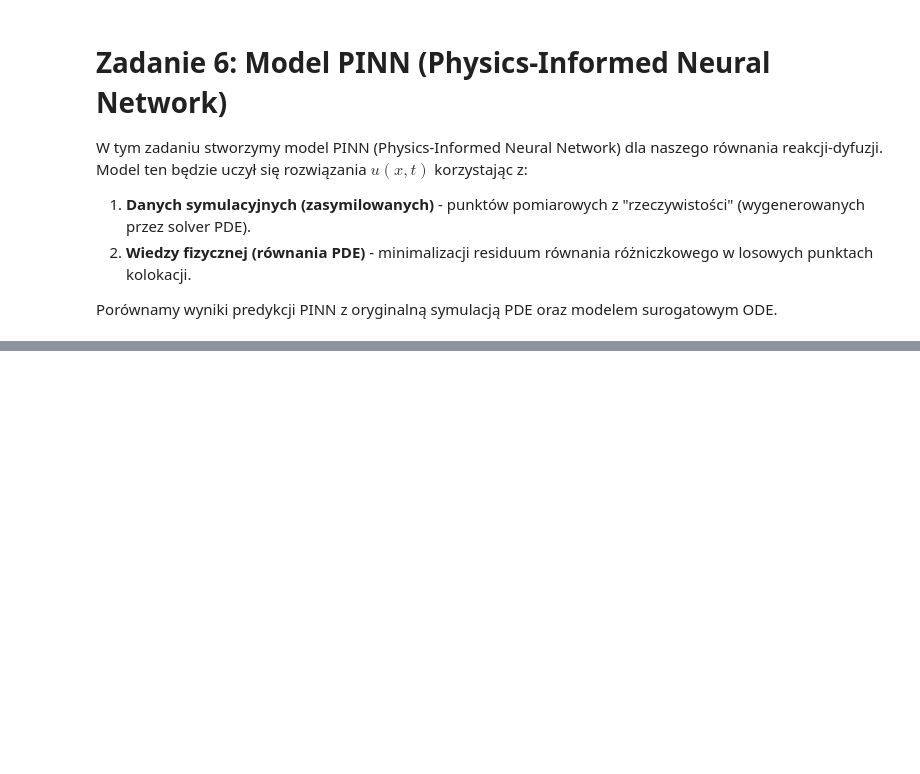
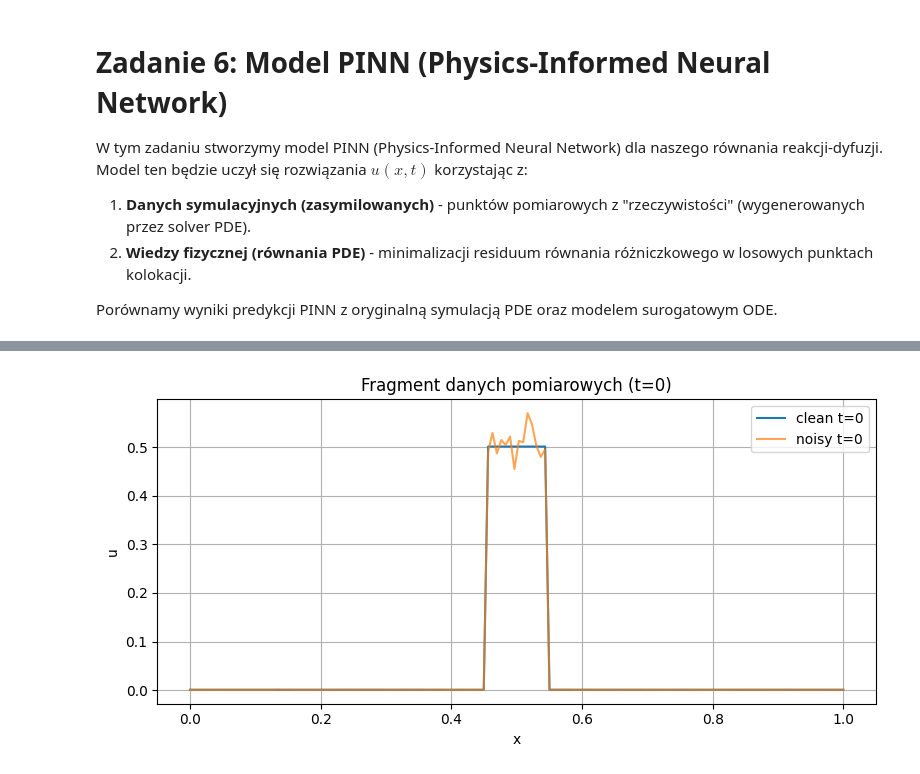
Before and after one commit to nadirean/Innovation-Diffusion-Modeling, a Jupyter notebook: zad6/zad6.ipynb, the cells around one changed output, grey strips where cells are left out. Saved outputs shown, nothing was run; the diff lists cells and outputs as text; code cells hidden in the pictures; blank space fills up the shorter version.

Commit message:
Refactor zad 6 and 7 to use noise

```diff
--- a/zad6/zad6.ipynb
+++ b/zad6/zad6.ipynb
@@ -10,6 +10,7 @@ Porównamy wyniki predykcji PINN z oryginalną symulacją PDE oraz modelem surog
 # %%
 import sys
 import os
+from pathlib import Path
 import torch
 import torch.nn as nn
 import numpy as np
@@ -26,13 +27,24 @@ np.random.seed(42)
 device = torch.device('cuda' if torch.cuda.is_available() else 'cpu')
 print(f"Using device: {device}")
 
-# Parametry fizyczne (takie same jak w poprzednich zadaniach)
+# Katalog na wyniki
+OUTDIR = Path("results")
+OUTDIR.mkdir(exist_ok=True)
+
+# Parametry fizyczne (bardziej stromy/niestabilny przypadek)
 PARAMS = {
-    'D': 0.1,
-    'p': 0.01,
-    'q': 1.0
+    'D': 0.02,
+    'p': 0.05,
+    'q': 4.0
 }
 T_END = 5.0
-NX = 100
-DT = 1e-3
+NX = 150
+DT = 5e-4
+
+# Konfiguracja szumu i treningu
+NOISE_LEVEL = 0.05  # amplituda szumu względem |u|
+NOISE_KIND = "gaussian_mixture"  # gaussian, laplace, gaussian_mixture
+N_DATA = 1200
+N_COLLOCATION = 12000
+LAMBDA_PHY = 2.0
 # %% [output]
@@ -137,3 +180,19 @@ Dane treningowe: torch.Size([2000, 2]), Punkty kolokacji: torch.Size([10000, 2])
+# %%
+# Podgląd szumu: czyste vs zaszumione t=0
+if x_true is not None:
+    plt.figure(figsize=(8, 4))
+    plt.plot(x_true, u_true_clean[:, 0], label='clean t=0')
+    plt.plot(x_true, u_true_noisy[:, 0], label='noisy t=0', alpha=0.7)
+    plt.title('Fragment danych pomiarowych (t=0)')
+    plt.xlabel('x')
+    plt.ylabel('u')
+    plt.legend()
+    plt.grid(True)
+    plt.tight_layout()
+    plt.savefig(OUTDIR / 'noise_slice_t0.png')
+    plt.show()
+# %% [output]
+[figure, added]
 # %%
 # --- Definicja Modelu PINN ---
 
```
Also changed, not shown: parts of 5 cells of this notebook, 11 other files.
